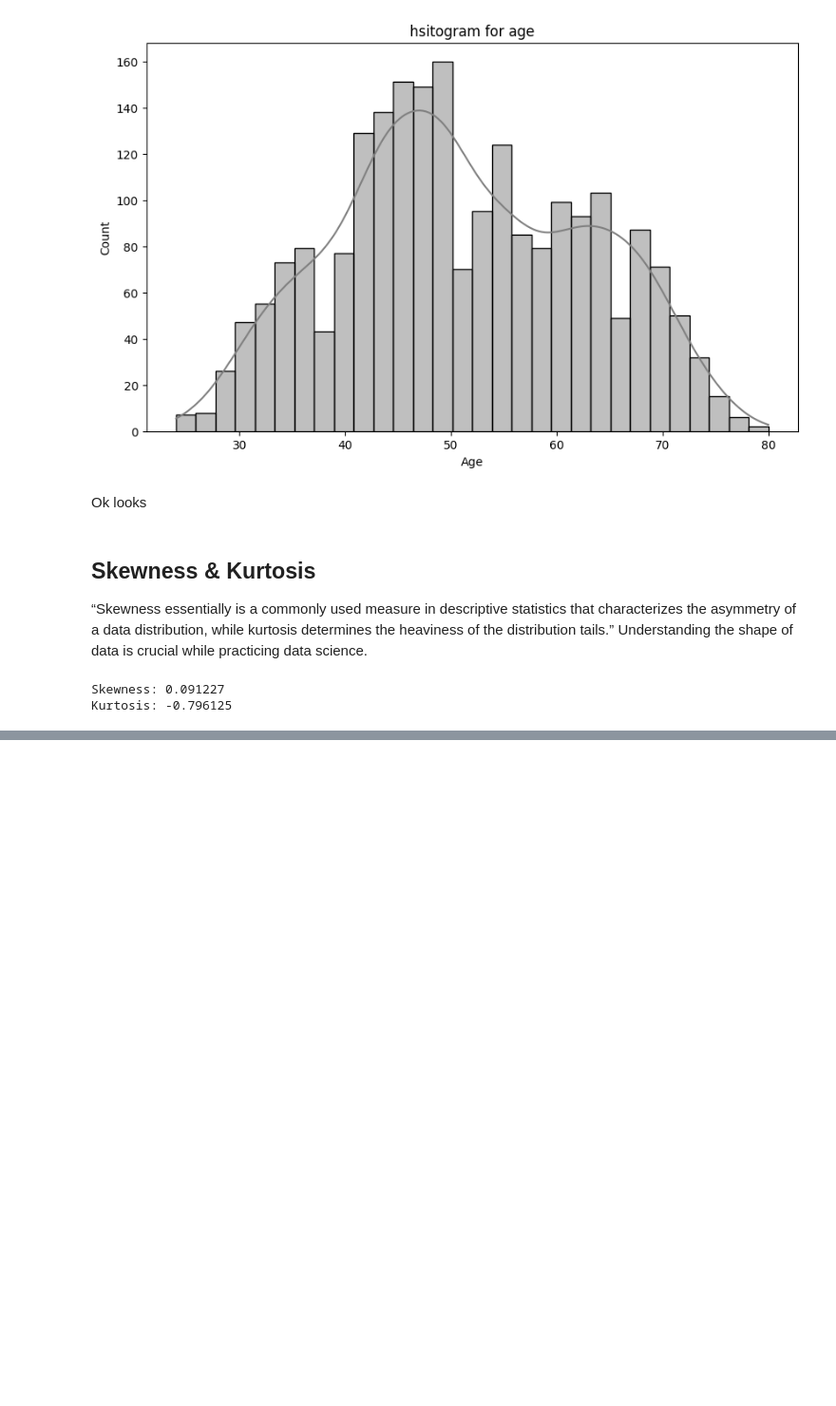
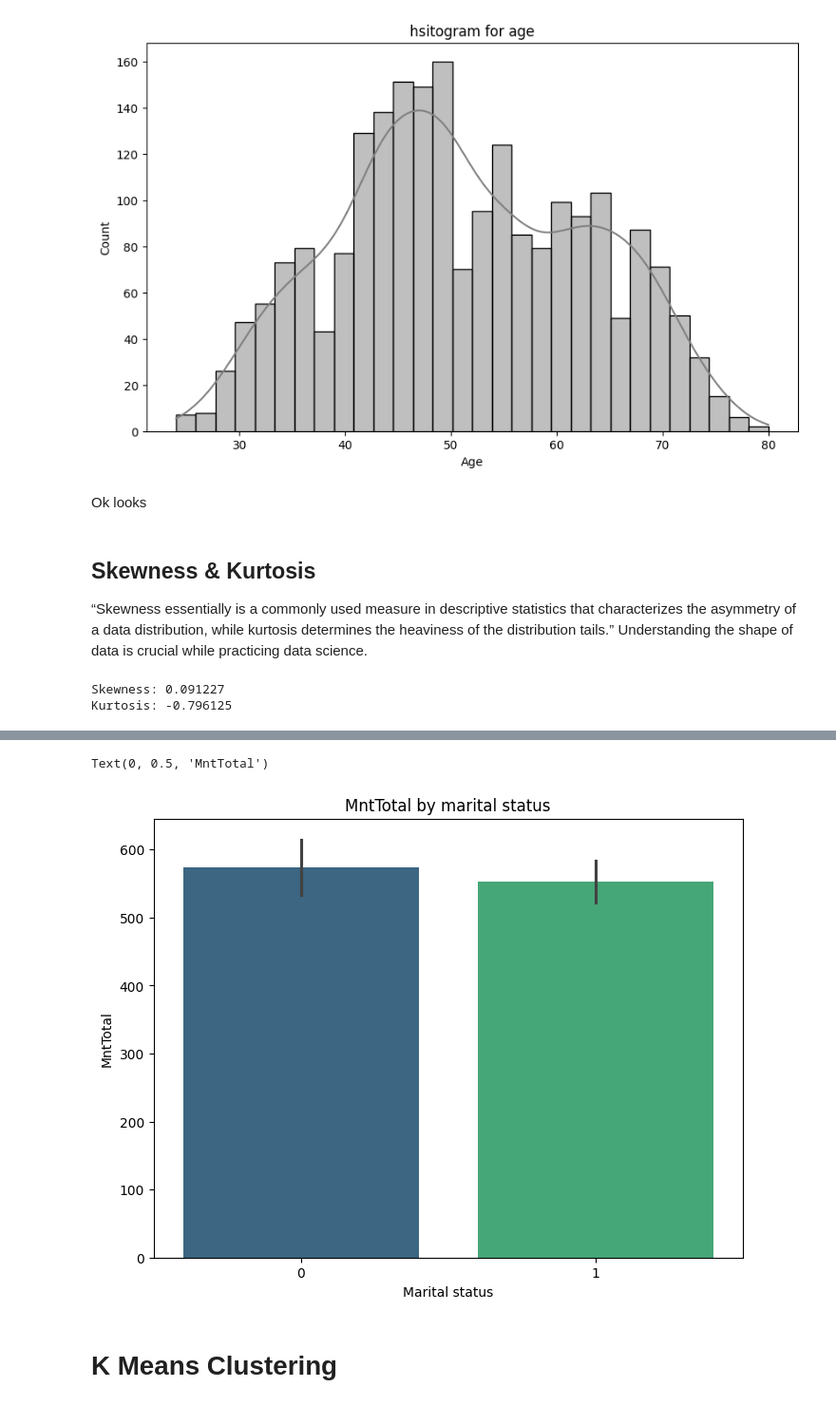
Before and after one commit to dpschauhan/Oasis-Infobyte---Data-Analysis--, a Jupyter notebook: Customer Segmentation/customer_segmentation.ipynb, the cells around one changed output, grey strips where cells are left out. Shown at 95% size. Drawn from its saved outputs; the diff is of its cells as text; code cells hidden in the pictures; blank space fills up the shorter version.

```diff
--- a/Customer Segmentation/customer_segmentation.ipynb
+++ b/Customer Segmentation/customer_segmentation.ipynb
@@ -276,0 +342,10 @@ Kurtosis: -0.796125
+# %%
+def get_relationship(row):
+    if row['marital_Married'] ==1:
+        return 1
+    elif row['marital_Together'] == 1:
+        return 1
+    else:
+        return 0
+data['In_relationship'] = data.apply(get_relationship, axis=1)
+data.head()
@@ -276,0 +360,11 @@ Kurtosis: -0.796125
+# %%
+plt.figure(figsize=(8, 6))
+sns.barplot(x='In_relationship', y='MntTotal', data=data, palette='viridis')
+plt.title('MntTotal by marital status')
+plt.xlabel('Marital status')
+plt.ylabel('MntTotal')
+# %% [output]
+Text(0, 0.5, 'MntTotal')
+[figure, added]
+# %% [markdown]
+# K Means Clustering
```
Also changed, not shown: parts of 37 cells of this notebook.
